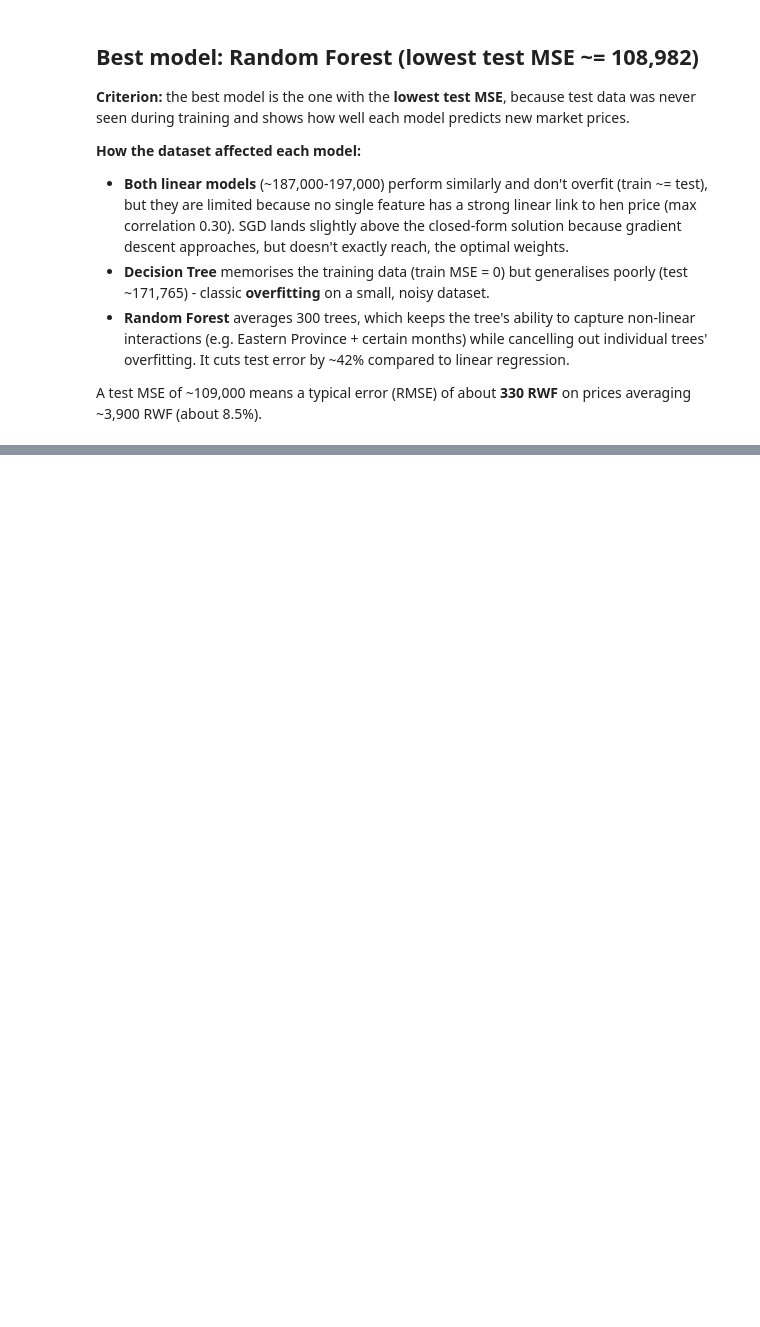
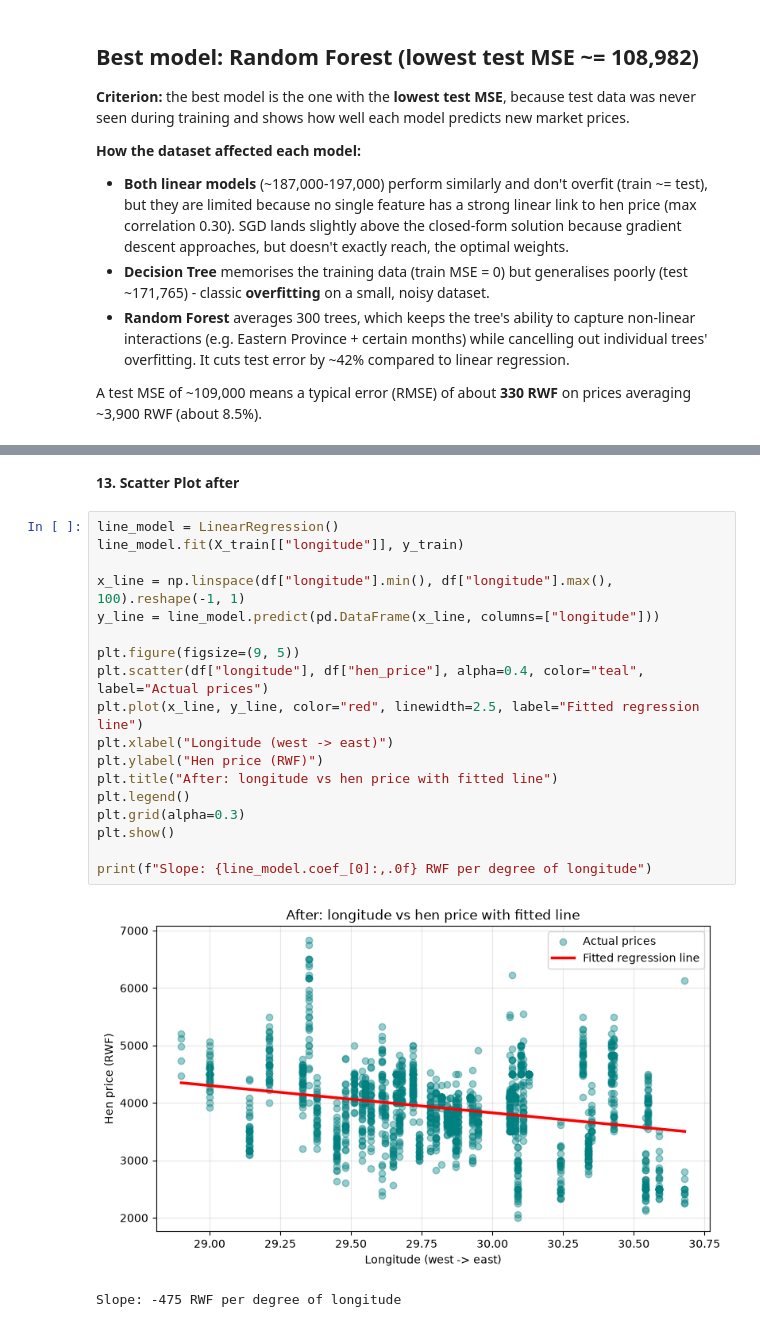
Before and after one commit to Bonesha-5/linear_regression_model, a Jupyter notebook: summative/linear_regression/multivariate.ipynb, the cells around one changed output, grey strips where cells are left out. Saved outputs shown, nothing was run; the diff lists cells and outputs as text; blank space fills up the shorter version.

```diff
--- a/summative/linear_regression/multivariate.ipynb
+++ b/summative/linear_regression/multivariate.ipynb
@@ -328,0 +345,23 @@ A test MSE of ~109,000 means a typical error (RMSE) of about **330 RWF** on pric
+# %% [markdown]
+**13. Scatter Plot after**
+# %%
+line_model = LinearRegression()
+line_model.fit(X_train[["longitude"]], y_train)
+
+x_line = np.linspace(df["longitude"].min(), df["longitude"].max(), 100).reshape(-1, 1)
+y_line = line_model.predict(pd.DataFrame(x_line, columns=["longitude"]))
+
+plt.figure(figsize=(9, 5))
+plt.scatter(df["longitude"], df["hen_price"], alpha=0.4, color="teal", label="Actual prices")
+plt.plot(x_line, y_line, color="red", linewidth=2.5, label="Fitted regression line")
+plt.xlabel("Longitude (west -> east)")
+plt.ylabel("Hen price (RWF)")
+plt.title("After: longitude vs hen price with fitted line")
+plt.legend()
+plt.grid(alpha=0.3)
+plt.show()
+
+print(f"Slope: {line_model.coef_[0]:,.0f} RWF per degree of longitude")
+# %% [output]
+[figure, added]
+Slope: -475 RWF per degree of longitude
```
Also changed, not shown: parts of 9 cells of this notebook, 1 other file.
